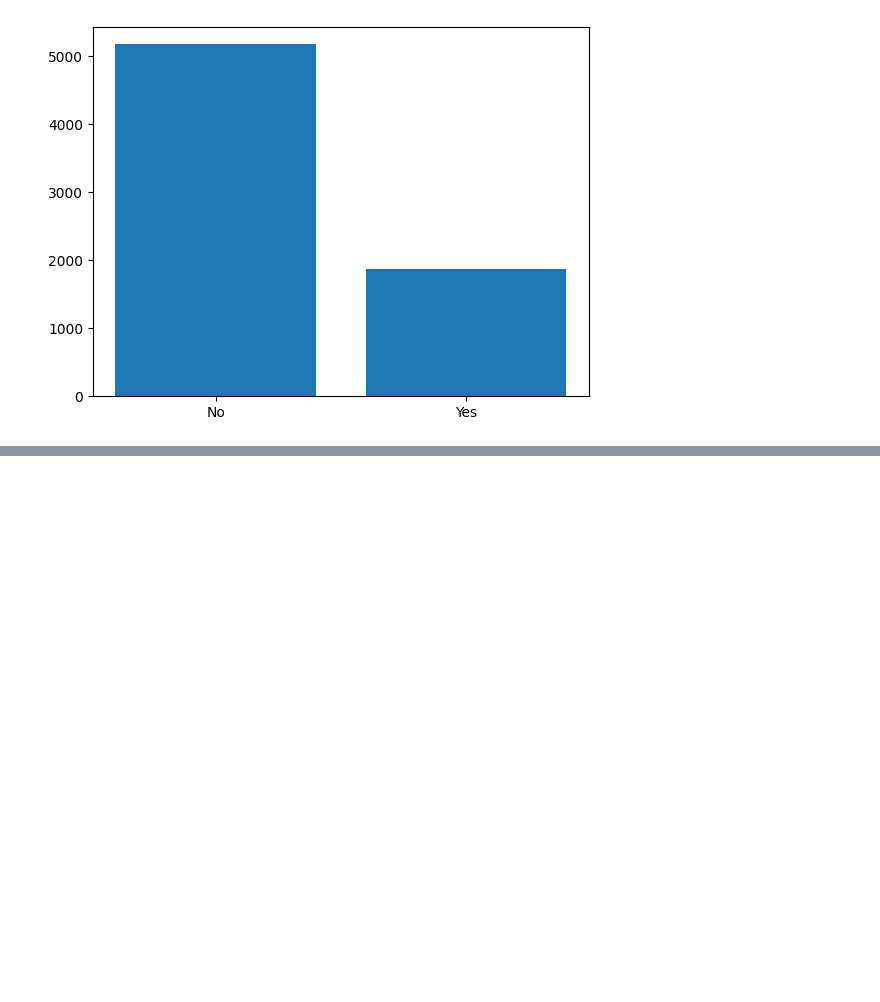
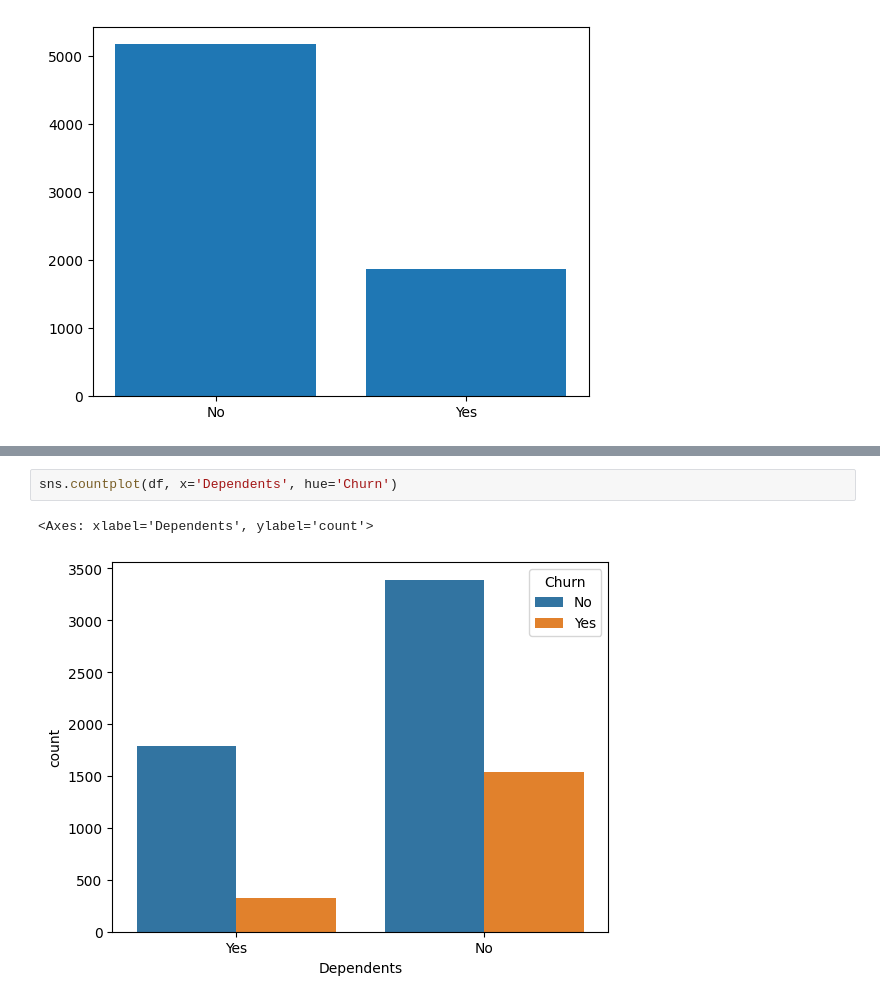
Before and after one commit to cauancalmeida/Challenge_1, a Jupyter notebook: Analise_descritiva.ipynb, the cells around one changed output, grey strips where cells are left out. Saved outputs shown, nothing was run; the diff lists cells and outputs as text; blank space fills up the shorter version.

```diff
--- a/Analise_descritiva.ipynb
+++ b/Analise_descritiva.ipynb
@@ -160,0 +112,5 @@ Text(0.5, 1.0, 'account_PaperlessBilling')
+# %%
+sns.countplot(df, x='Dependents', hue='Churn')
+# %% [output]
+<Axes: xlabel='Dependents', ylabel='count'>
+[figure, added]
```
Also changed, not shown: parts of 28 cells of this notebook.
